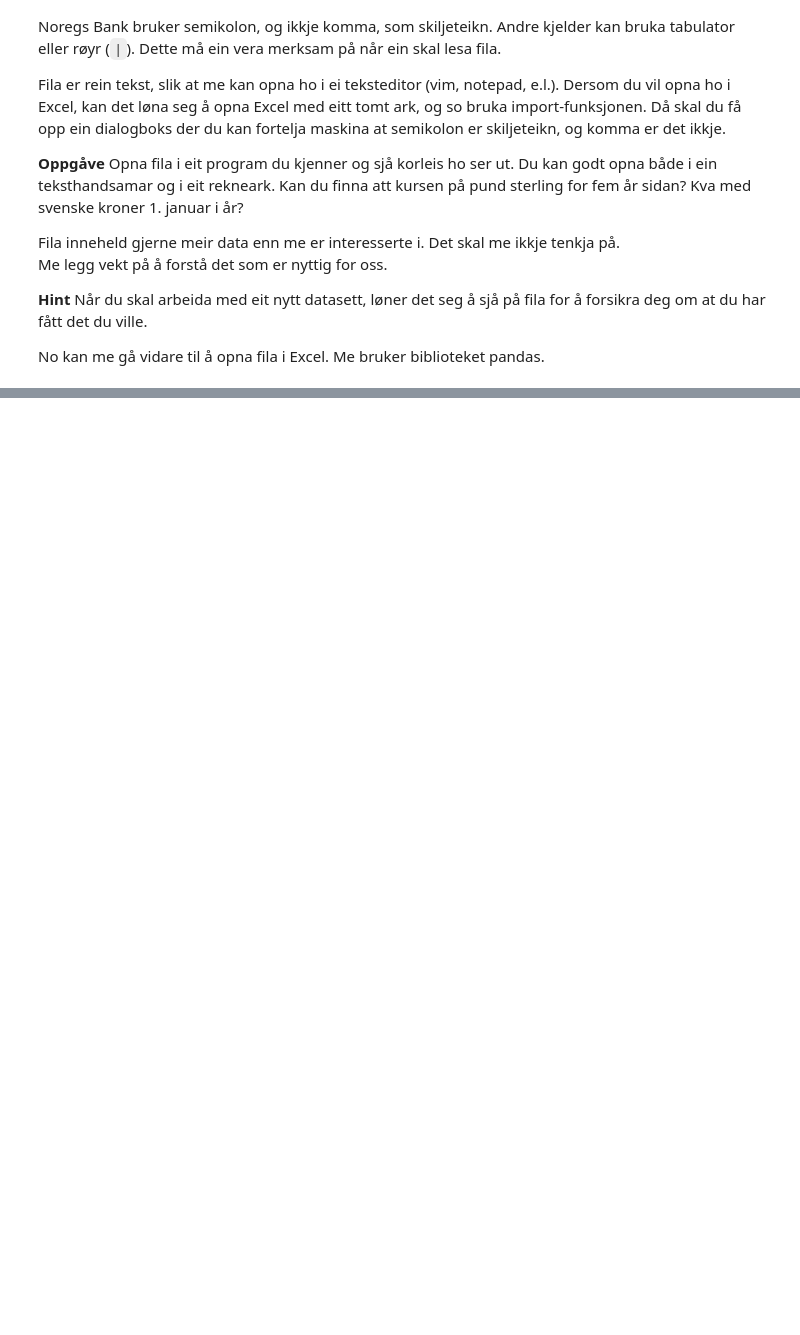
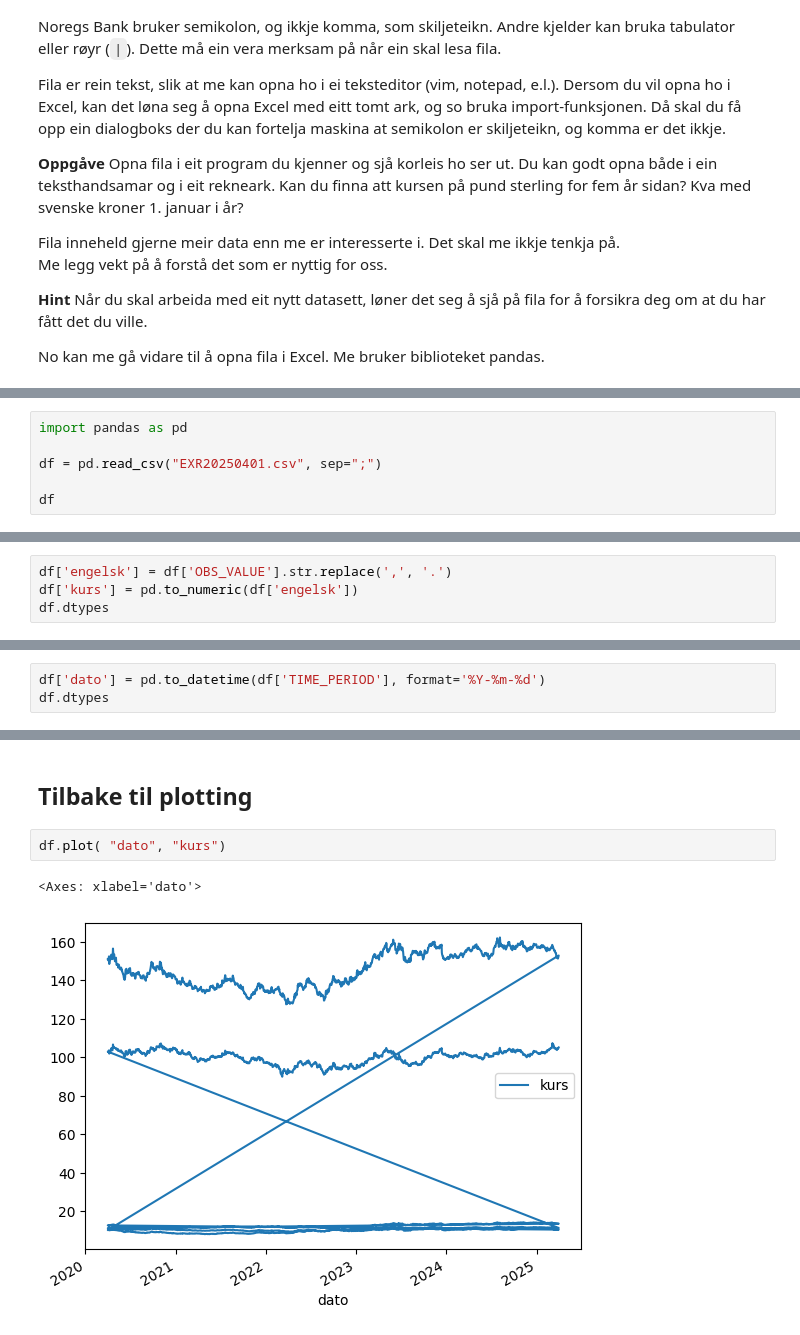
Before and after one commit to hgeorgsch/dataprogexercises, a Jupyter notebook: dataprog-obsidian/assets/csv01.ipynb, the cells around one changed output, grey strips where cells are left out. Drawn from its saved outputs; the diff is of its cells as text; blank space fills up the shorter version.

```diff
--- a/dataprog-obsidian/assets/csv01.ipynb
+++ b/dataprog-obsidian/assets/csv01.ipynb
@@ -525,0 +30,6 @@ alt="IMAGE ALT TEXT HERE" width="240" height="180" border="10" /></a>
+# %%
+import pandas as pd
+
+df = pd.read_csv("EXR20250401.csv", sep=";")
+
+df
@@ -525,0 +122,4 @@ alt="IMAGE ALT TEXT HERE" width="240" height="180" border="10" /></a>
+# %%
+df['engelsk'] = df['OBS_VALUE'].str.replace(',', '.')
+df['kurs'] = pd.to_numeric(df['engelsk'])
+df.dtypes
@@ -525,0 +168,3 @@ alt="IMAGE ALT TEXT HERE" width="240" height="180" border="10" /></a>
+# %%
+df['dato'] = pd.to_datetime(df['TIME_PERIOD'], format='%Y-%m-%d')
+df.dtypes
@@ -525,0 +208,7 @@ alt="IMAGE ALT TEXT HERE" width="240" height="180" border="10" /></a>
+# %% [markdown]
+## Tilbake til plotting
+# %%
+df.plot( "dato", "kurs")
+# %% [output]
+<Axes: xlabel='dato'>
+[figure, added]
```
Also changed, not shown: parts of 70 cells of this notebook, 1 other file.
